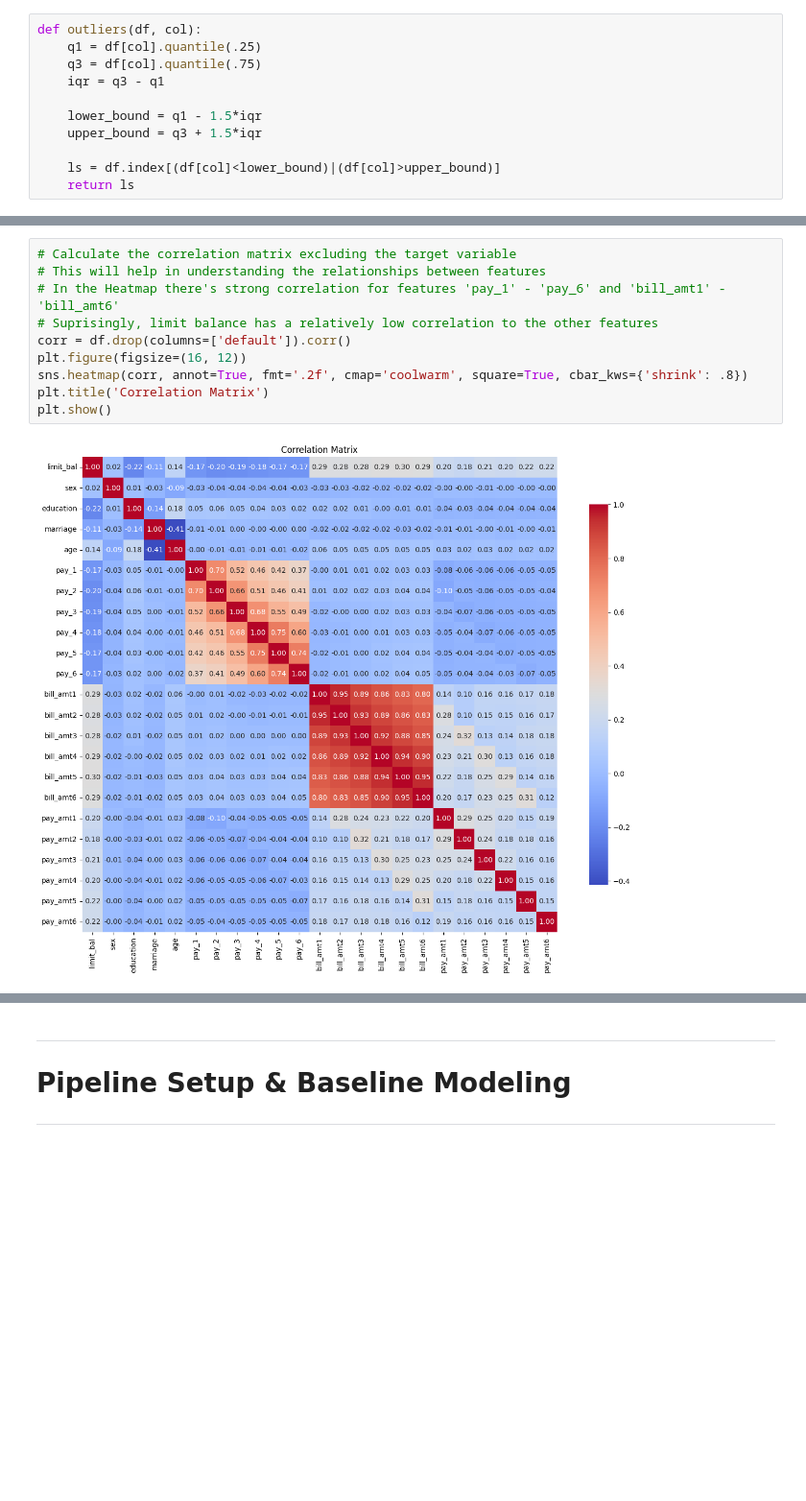
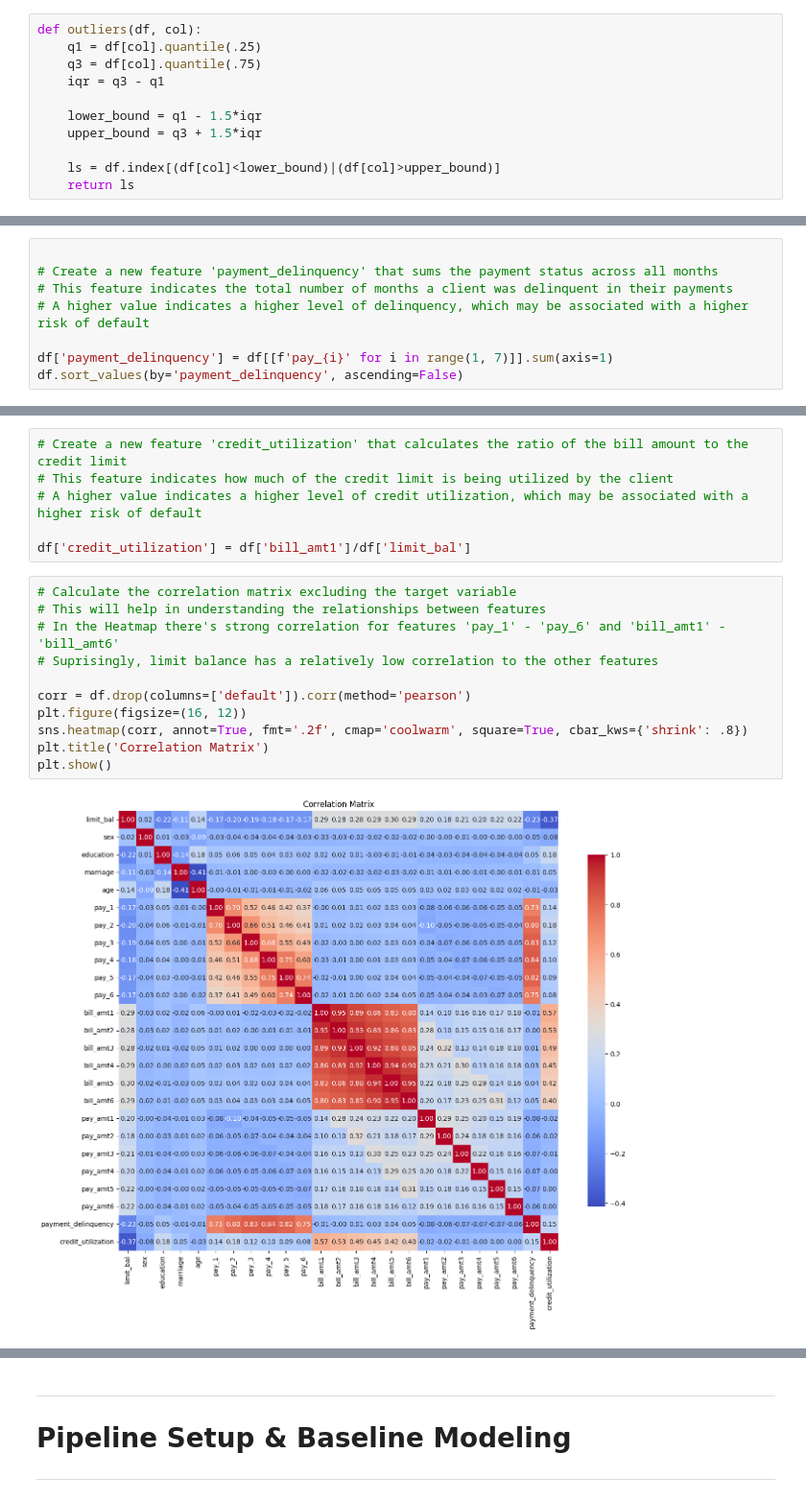
Before and after one commit to marabsatt/credit-risk-analysis, a Jupyter notebook: main.ipynb, the cells around one changed output, grey strips where cells are left out. Shown at 96% size. Saved outputs shown, nothing was run; the diff lists cells and outputs as text; blank space fills up the shorter version.

```diff
--- a/main.ipynb
+++ b/main.ipynb
@@ -192,3 +201,11 @@ default
 0    0.802395
 1    0.197605
 Name: proportion, dtype: float64
+# %%
+
+# Create a new feature 'payment_delinquency' that sums the payment status across all months
+# This feature indicates the total number of months a client was delinquent in their payments
+# A higher value indicates a higher level of delinquency, which may be associated with a higher risk of default
+
+df['payment_delinquency'] = df[[f'pay_{i}' for i in range(1, 7)]].sum(axis=1)
+df.sort_values(by='payment_delinquency', ascending=False)
@@ -195,15 +227,22 @@ Name: proportion, dtype: float64
+# %%
+# Create a new feature 'credit_utilization' that calculates the ratio of the bill amount to the credit limit
+# This feature indicates how much of the credit limit is being utilized by the client
+# A higher value indicates a higher level of credit utilization, which may be associated with a higher risk of default
+
+df['credit_utilization'] = df['bill_amt1']/df['limit_bal']
 # %%
 # Calculate the correlation matrix excluding the target variable
 # This will help in understanding the relationships between features
 # In the Heatmap there's strong correlation for features 'pay_1' - 'pay_6' and 'bill_amt1' - 'bill_amt6'
 # Suprisingly, limit balance has a relatively low correlation to the other features
-corr = df.drop(columns=['default']).corr()
+
+corr = df.drop(columns=['default']).corr(method='pearson')
 plt.figure(figsize=(16, 12))
 sns.heatmap(corr, annot=True, fmt='.2f', cmap='coolwarm', square=True, cbar_kws={'shrink': .8})
 plt.title('Correlation Matrix')
 plt.show()
 # %% [output]
-[figure, old version]
+[figure, new version]
 # %%
 # Gathering all features with the highest correlation from the correlation matrix
 # The process is the following:
```
Also changed, not shown: parts of 48 cells of this notebook.
